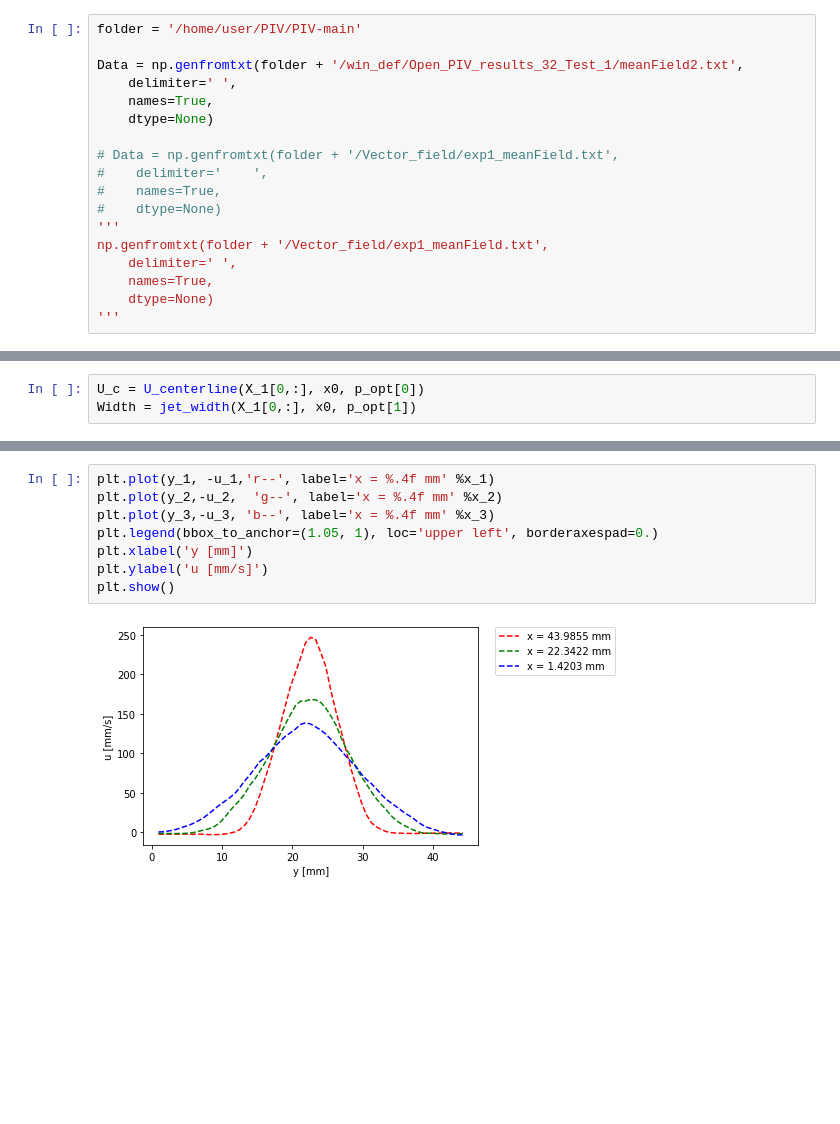
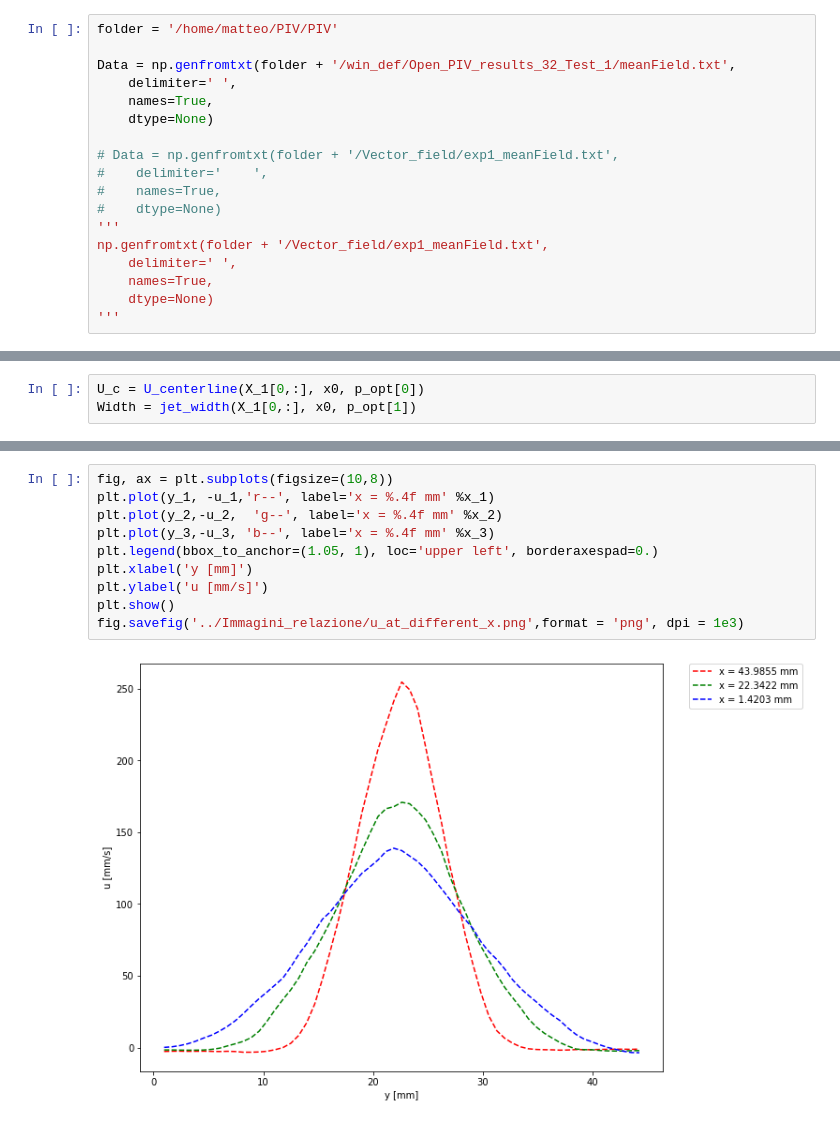
Before and after one commit to 20edo/PIV, a Jupyter notebook: Notebooks/Similarity.ipynb, the cells around one changed output, grey strips where cells are left out. Drawn from its saved outputs; the diff is of its cells as text; blank space fills up the shorter version.

Commit message:
Aggiornamento thresholds e salvataggio immagini

```diff
--- a/Notebooks/Similarity.ipynb
+++ b/Notebooks/Similarity.ipynb
@@ -7,9 +7,9 @@ from statistics import stdev
 import matplotlib.pyplot as plt
 from openpiv import tools, pyprocess, validation, filters, scaling
 # %%
-folder = '/home/user/PIV/PIV-main'
+folder = '/home/matteo/PIV/PIV'
 
-Data = np.genfromtxt(folder + '/win_def/Open_PIV_results_32_Test_1/meanField2.txt',
+Data = np.genfromtxt(folder + '/win_def/Open_PIV_results_32_Test_1/meanField.txt',
     delimiter='	',
     names=True,
     dtype=None)
@@ -245,13 +249,15 @@ x = 1.4203 mm
 # %%
+fig, ax = plt.subplots(figsize=(10,8))
 plt.plot(y_1, -u_1,'r--', label='x = %.4f mm' %x_1)
 plt.plot(y_2,-u_2,  'g--', label='x = %.4f mm' %x_2)
 plt.plot(y_3,-u_3, 'b--', label='x = %.4f mm' %x_3)
 plt.legend(bbox_to_anchor=(1.05, 1), loc='upper left', borderaxespad=0.)
 plt.xlabel('y [mm]')
 plt.ylabel('u [mm/s]')
 plt.show()
+fig.savefig('../Immagini_relazione/u_at_different_x.png',format = 'png', dpi = 1e3)
 # %% [output]
-[figure, old version]
+[figure, new version]
 # %%
 # Plot axial velocity on the similarity variable and adimensionalized by U_c
 
```
Also changed, not shown: parts of 19 cells of this notebook, 7 other files.
